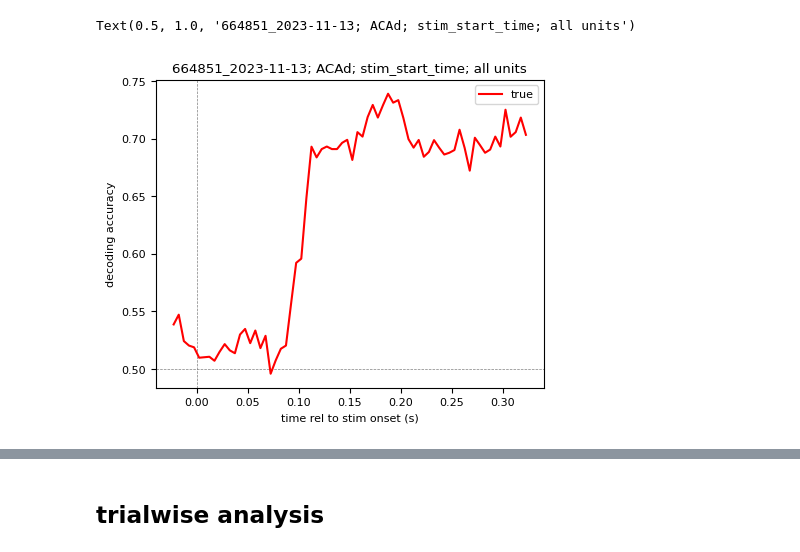
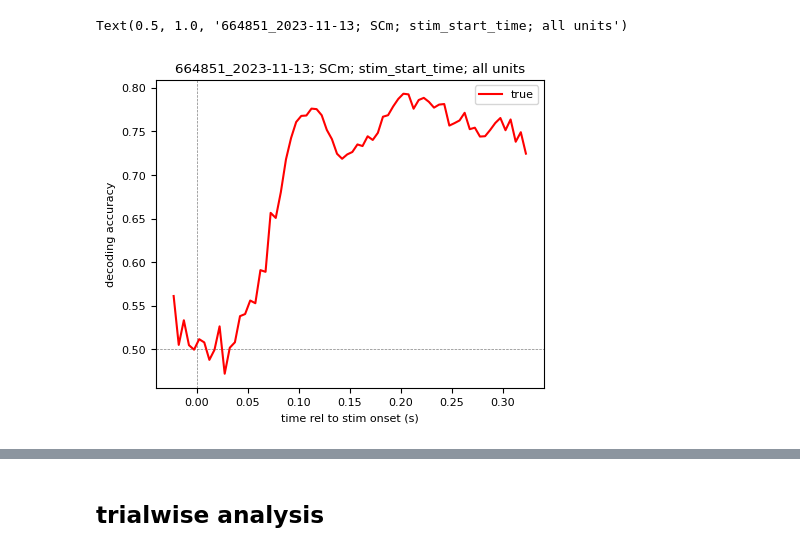
Before and after one commit to AllenInstitute/dynamic_routing_analysis, a Jupyter notebook: notebooks/plot_multi_timebin_decoder_results.ipynb, the cells around one changed output, grey strips where cells are left out. Drawn from its saved outputs; the diff is of its cells as text; code cells hidden in the pictures.

```diff
--- a/notebooks/plot_multi_timebin_decoder_results.ipynb
+++ b/notebooks/plot_multi_timebin_decoder_results.ipynb
@@ -99,7 +99,8 @@ fm.FontProperties().set_family('arial')
 # results_path = r"s3://aind-scratch-data/dynamic-routing/decoding/results/decode_context_aud_stim_25ms_bin_100ms_window_w_repeats_0/"
 # results_path = r"s3://aind-scratch-data/dynamic-routing/decoding/results/decode_context_vis_stim_25ms_bin_100ms_window_w_repeats_0/"
 
-results_path=r"s3://aind-scratch-data/dynamic-routing/decoding/results/decode_context_baseline_subtract_vis_target_correct_trials_5ms_bin_50ms_window_20251107_233549/"
+results_path=r"s3://aind-scratch-data/dynamic-routing/decoding/results/decode_context_baseline_subtract_aud_target_correct_trials_5ms_bin_50ms_window_20251108_000039/"
+# results_path=r"s3://aind-scratch-data/dynamic-routing/decoding/results/decode_context_baseline_subtract_vis_target_correct_trials_5ms_bin_50ms_window_20251107_235739/"
 # %%
 session_table_path=r"\\allen\programs\mindscope\workgroups\dynamicrouting\Ethan\CO decoding results\session_table_v0.272.csv"
 # session_table_path="/Users/ethan.mcbride/Data/DR/session_table_v0.265.csv"
@@ -288,39 +289,39 @@ new_results_session_pd['bin_center']=new_results_session_pd['bin_center'].round(
 # sel_session="742903_2024-10-22"
 sel_session="664851_2023-11-13"
 # sel_session="670180_2023-07-27"
-sel_structure="ACAd"
+sel_structure="SCm"
 sel_unit_subsample_size='all'
 sel_time_aligned_to="stim_start_time"
 # sel_time_aligned_to="response_or_reward_time"
 
 # example_timebin_decoding=new_results_session_pd.query('session_id=="664851_2023-11-13" and structure=="ACAd" and \
 #                                                     time_aligned_to=="stim_start_time" and unit_subsample_size==20').sort_values('bin_center')
 # example_timebin_decoding=new_results_session_pd.query(f'session_id=="{sel_session}" and structure=="{sel_structure}" and \
 #                                                      time_aligned_to=="{sel_time_aligned_to}" and unit_subsample_size=={sel_unit_subsample_size}').sort_values('bin_center')
 example_timebin_decoding=new_results_session_pd.query(f'session_id=="{sel_session}" and structure=="{sel_structure}" and \
                                                      time_aligned_to=="{sel_time_aligned_to}"').sort_values('bin_center')
 
 fig,ax=plt.subplots(1,1,figsize=(5,4))
 
 ax.axvline(x=0, color='grey', linestyle='--', linewidth=0.5)
 # ax.axvline(x=0.5, color='grey', linestyle='--', linewidth=0.5)
 ax.axhline(y=0.5, color='grey', linestyle='--', linewidth=0.5)
 
 ax.plot(example_timebin_decoding['bin_center']+.025, example_timebin_decoding['mean_true'], label='true', color='red')
 # ax.plot(example_timebin_decoding['bin_center'], example_timebin_decoding['median_null'], label='null', color='black')
 
 # ax.plot(example_timebin_decoding['bin_center'], example_timebin_decoding['mean_diff']+0.5, label='mean_diff+0.5', color='red')
 
 # ax.set_ylim(0.5,1)
 # ax.set_xlim(-0.2,0.7)
 
 ax.set_xlabel('time rel to stim onset (s)')
 ax.set_ylabel('decoding accuracy')
 ax.legend()
 ax.set_title(f"{sel_session}; {sel_structure}; {sel_time_aligned_to}; {sel_unit_subsample_size} units")
 # %% [output]
-Text(0.5, 1.0, '664851_2023-11-13; ACAd; stim_start_time; all units')
+Text(0.5, 1.0, '664851_2023-11-13; SCm; stim_start_time; all units')
-[figure, old version]
+[figure, new version]
 # %%
 #example area average from good sessions
 
```
Also changed, not shown: parts of 2 cells of this notebook, 3 other files.
